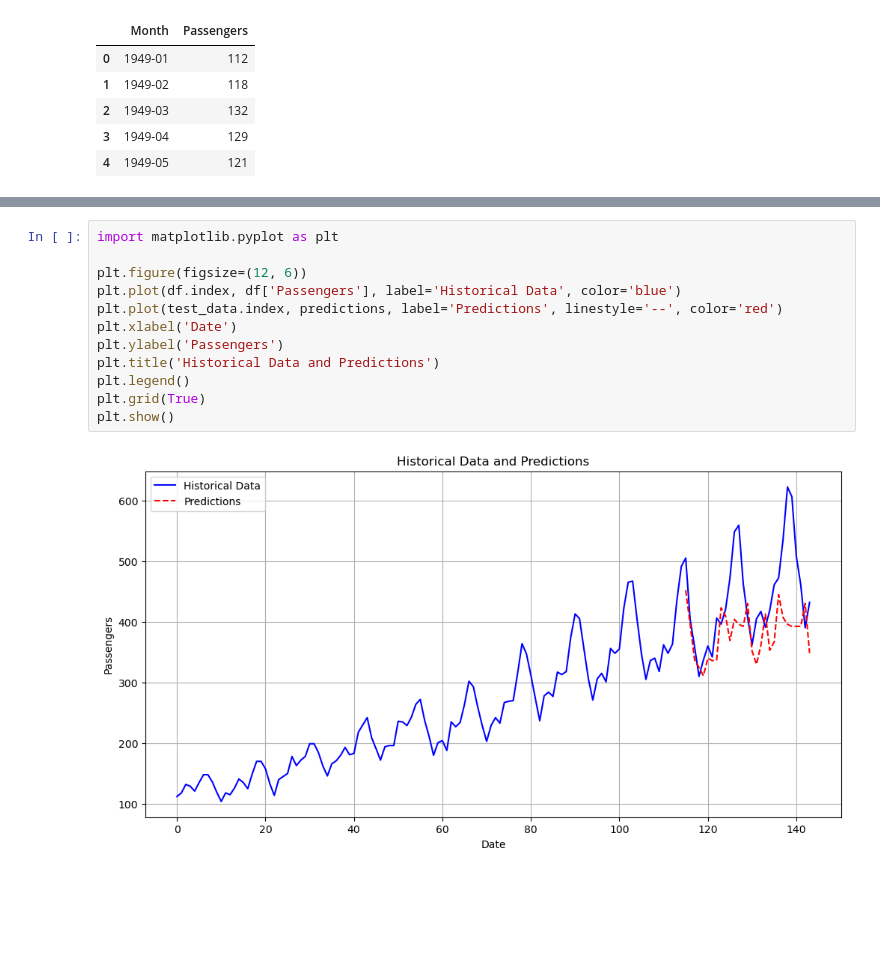
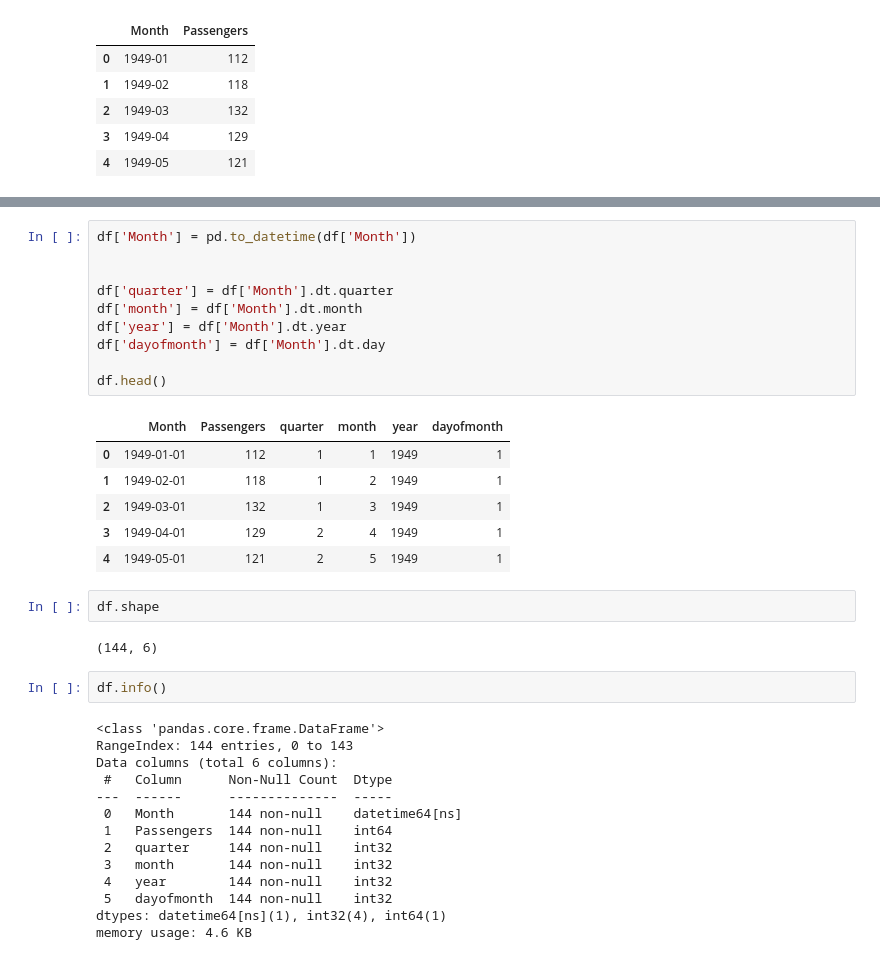
Before and after one commit to rohanrvpatil/posterior_predictive, a Jupyter notebook: xgboost_airp.ipynb, the cells around one changed output, grey strips where cells are left out. Cells and saved outputs as stored; diff of their text form; blank space fills up the shorter version.

```diff
--- a/xgboost_airp.ipynb
+++ b/xgboost_airp.ipynb
@@ -146,14 +26,37 @@ MAE: 68.44653530778557
-# %%
-import matplotlib.pyplot as plt
-
-plt.figure(figsize=(12, 6))
-plt.plot(df.index, df['Passengers'], label='Historical Data', color='blue')
-plt.plot(test_data.index, predictions, label='Predictions', linestyle='--', color='red')
-plt.xlabel('Date')
-plt.ylabel('Passengers')
-plt.title('Historical Data and Predictions')
-plt.legend()
-plt.grid(True)
-plt.show()
-# %% [output]
-[figure, removed]
+# %%
+df['Month'] = pd.to_datetime(df['Month'])
+
+
+df['quarter'] = df['Month'].dt.quarter
+df['month'] = df['Month'].dt.month
+df['year'] = df['Month'].dt.year
+df['dayofmonth'] = df['Month'].dt.day
+
+df.head()
+# %% [output]
+|  | Month | Passengers | quarter | month | year | dayofmonth |
+| 0 | 1949-01-01 | 112 | 1 | 1 | 1949 | 1 |
+| 1 | 1949-02-01 | 118 | 1 | 2 | 1949 | 1 |
+| 2 | 1949-03-01 | 132 | 1 | 3 | 1949 | 1 |
+| 3 | 1949-04-01 | 129 | 2 | 4 | 1949 | 1 |
+| 4 | 1949-05-01 | 121 | 2 | 5 | 1949 | 1 |
+# %%
+df.shape
+# %% [output]
+(144, 6)
+# %%
+df.info()
+# %% [output]
+<class 'pandas.core.frame.DataFrame'>
+RangeIndex: 144 entries, 0 to 143
+Data columns (total 6 columns):
+ #   Column      Non-Null Count  Dtype
+---  ------      --------------  -----
+ 0   Month       144 non-null    datetime64[ns]
+ 1   Passengers  144 non-null    int64
+ 2   quarter     144 non-null    int32
+ 3   month       144 non-null    int32
+ 4   year        144 non-null    int32
+ 5   dayofmonth  144 non-null    int32
+dtypes: datetime64[ns](1), int32(4), int64(1)
+memory usage: 4.6 KB
```
Also changed, not shown: parts of 14 cells of this notebook, 4 other files.
